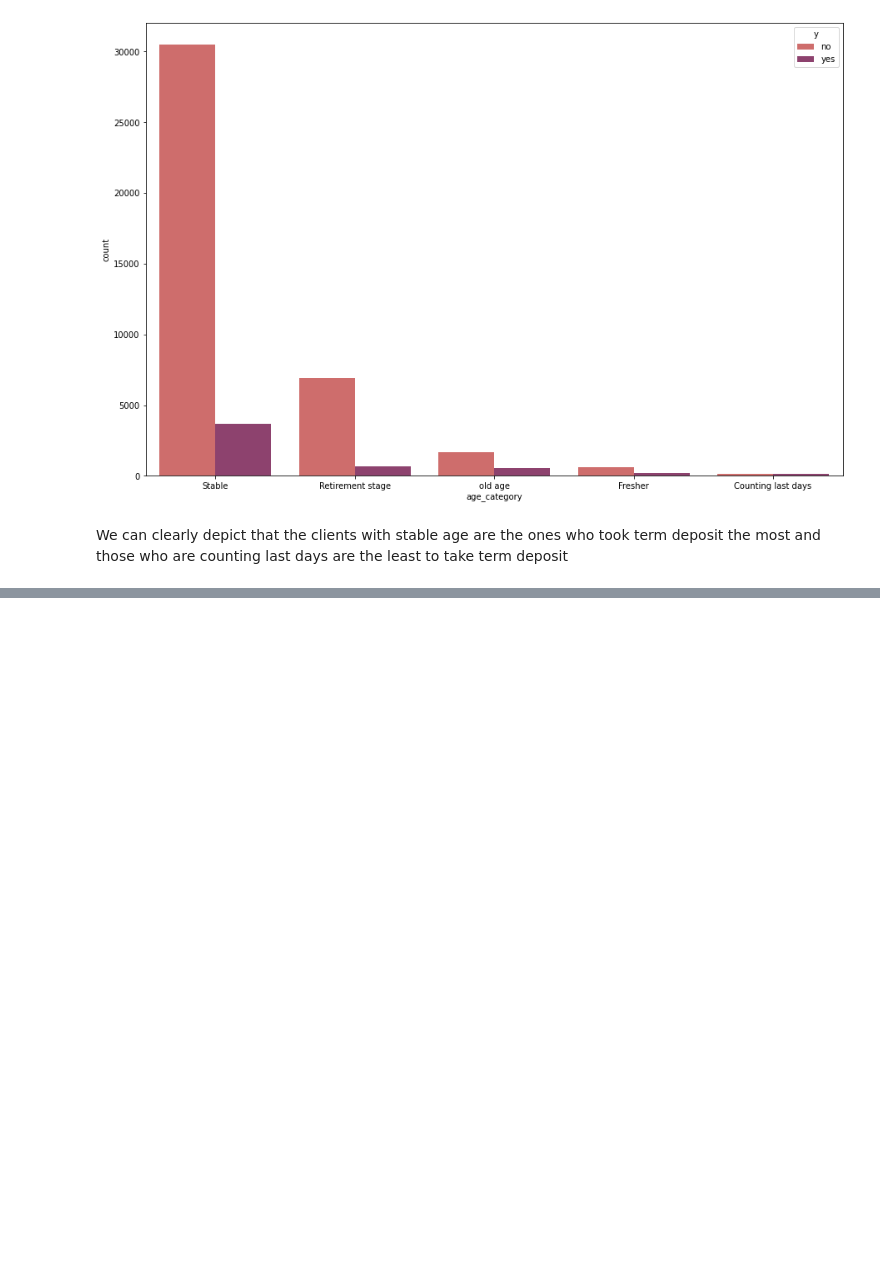
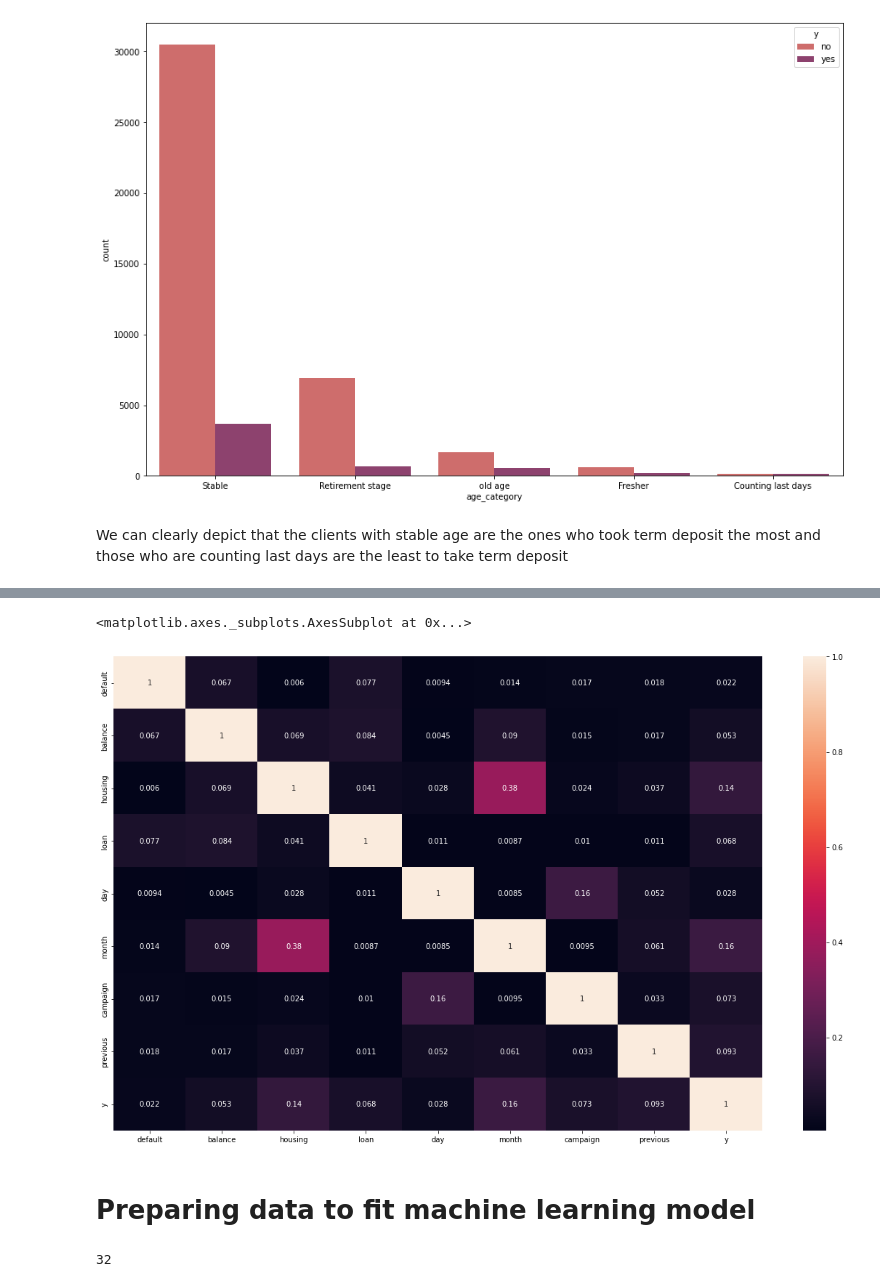
Before and after one commit to Gowthaam-K/Bank-Marketing-Effectiveness-Prediction, a Jupyter notebook: Bank_Marketing_Effectiveness_Prediction_Gowthaam_Kumarasamy.ipynb, the cells around one changed output, grey strips where cells are left out. Drawn from its saved outputs; the diff is of its cells as text; code cells hidden in the pictures; blank space fills up the shorter version.

```diff
--- a/Bank_Marketing_Effectiveness_Prediction_Gowthaam_Kumarasamy.ipynb
+++ b/Bank_Marketing_Effectiveness_Prediction_Gowthaam_Kumarasamy.ipynb
@@ -427,0 +453,4 @@ We can clearly depict that the clients with stable age are the ones who took ter
+# %%
+# no one hot encoding for month column instead assigning values for each month randomly
+
+banking_df_month = banking_df['month'].value_counts().to_dict()
@@ -427,0 +472,2 @@ We can clearly depict that the clients with stable age are the ones who took ter
+# %%
+banking_df.month = banking_df.month.map(banking_df_month)
@@ -427,0 +503,3 @@ We can clearly depict that the clients with stable age are the ones who took ter
+# %%
+#droppping colums because we have extracted new features from that columns
+banking_df.drop(columns=['age','pdays','duration','job'],axis=1,inplace=True)
@@ -427,0 +515,10 @@ We can clearly depict that the clients with stable age are the ones who took ter
+# %%
+# Converting minimum categorical values into numerical values for model implementation
+
+banking_df['default'] = banking_df["default"].apply(lambda x : 1 if x=='yes' else 0)
+
+banking_df['y'] = banking_df["y"].apply(lambda x : 1 if x=='yes' else 0)
+
+banking_df['housing'] = banking_df["housing"].apply(lambda x : 1 if x=='yes' else 0)
+
+banking_df['loan'] = banking_df["loan"].apply(lambda x : 1 if x=='yes' else 0)
@@ -427,0 +534,9 @@ We can clearly depict that the clients with stable age are the ones who took ter
+# %%
+# Plotting correlation matrix
+plt.subplots(figsize=(20,12))
+sns.heatmap(banking_df.corr().abs(), annot=True)
+# %% [output]
+<matplotlib.axes._subplots.AxesSubplot at 0x...>
+[figure, added]
+# %% [markdown]
+# Preparing data to fit machine learning model
@@ -427,0 +582,4 @@ We can clearly depict that the clients with stable age are the ones who took ter
+# %%
+banking_df.columns.value_counts().sum()
+# %% [output]
+32
```
Also changed, not shown: parts of 41 cells of this notebook.
